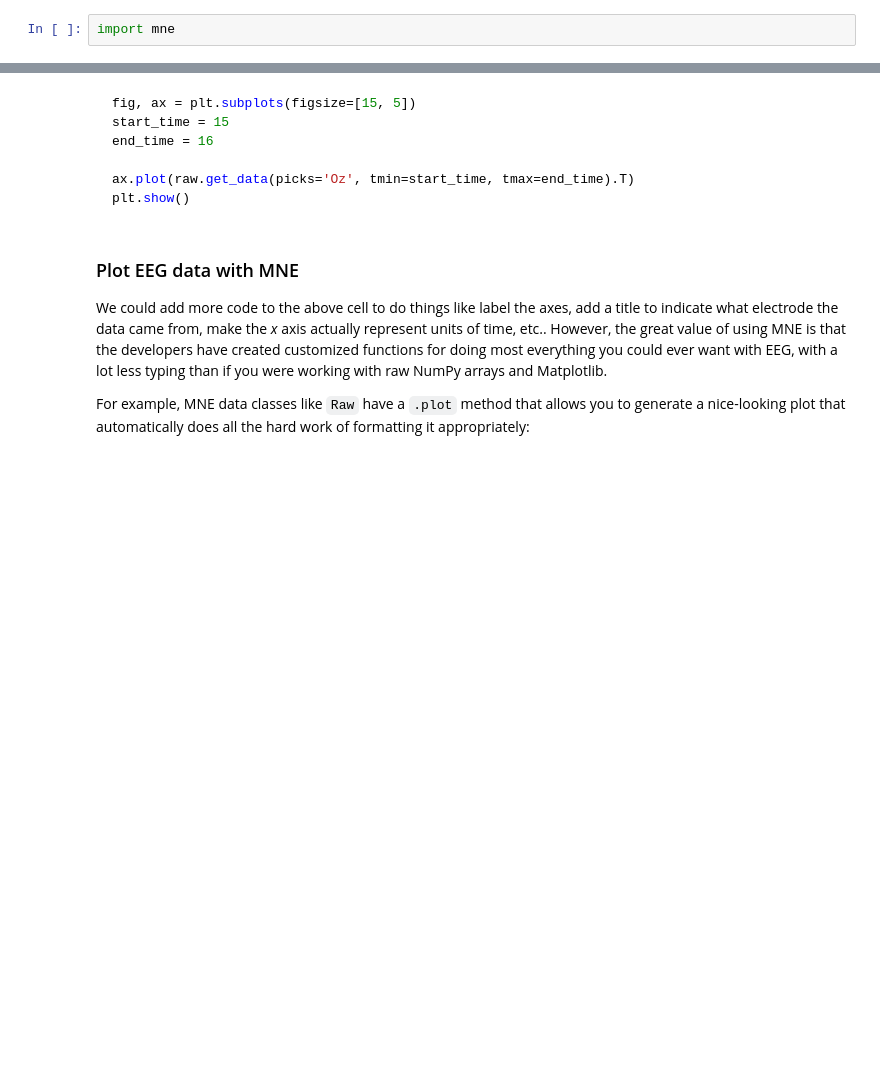
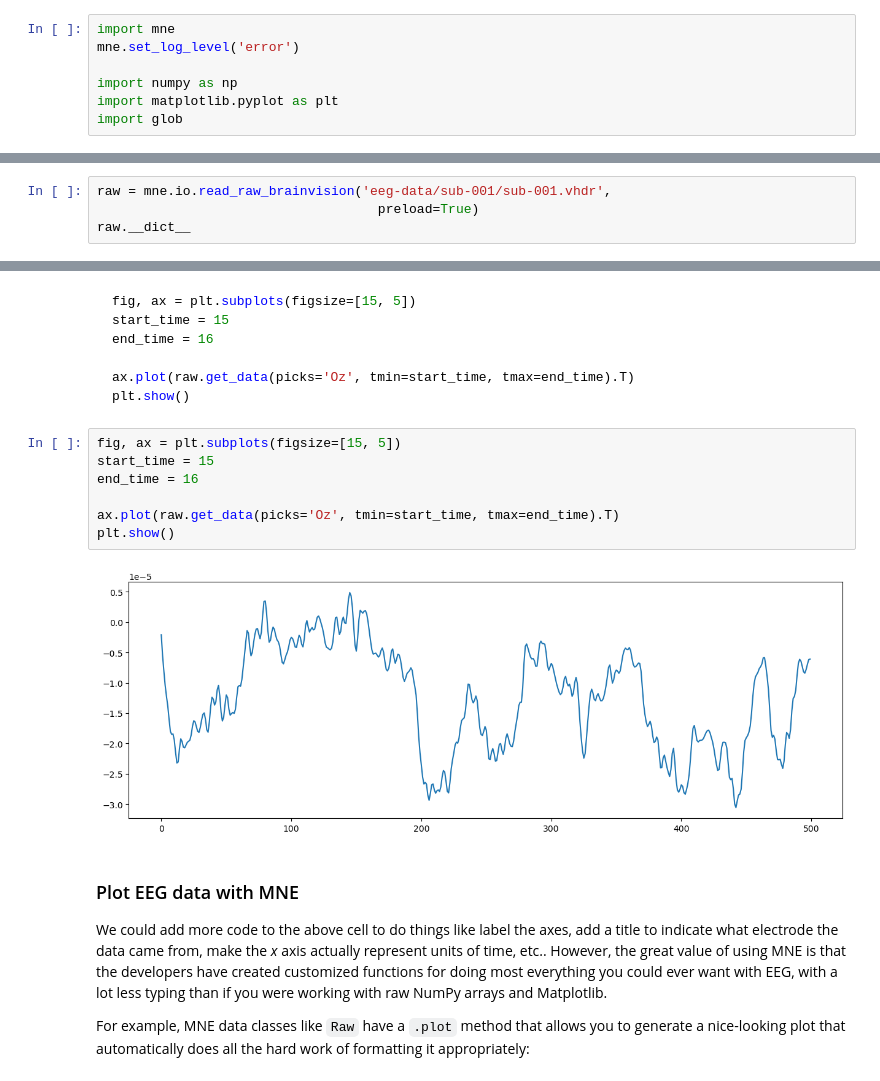
Before and after one commit to stochastic-bean/NDSCH7-Working-with-EEG-data, a Jupyter notebook: 1 - mne_data.ipynb, the cells around one changed output, grey strips where cells are left out. Saved outputs shown, nothing was run; the diff lists cells and outputs as text; blank space fills up the shorter version.

Commit message:
Completed mne_data

```diff
--- a/1 - mne_data.ipynb
+++ b/1 - mne_data.ipynb
@@ -26,3 +26,8 @@ import glob
 ~~~
 # %%
 import mne
+mne.set_log_level('error')
+
+import numpy as np
+import matplotlib.pyplot as plt
+import glob
@@ -112,3 +164,7 @@ raw = mne.io.read_raw_brainvision('data/N400_dataset_04.vhdr',
                                     preload=True)
 raw.__dict__
 ~~~
+# %%
+raw = mne.io.read_raw_brainvision('eeg-data/sub-001/sub-001.vhdr',
+                                    preload=True)
+raw.__dict__
@@ -183,6 +327,15 @@ end_time = 16
 ax.plot(raw.get_data(picks='Oz', tmin=start_time, tmax=end_time).T)
 plt.show()
 ~~~
+# %%
+fig, ax = plt.subplots(figsize=[15, 5])
+start_time = 15
+end_time = 16
+
+ax.plot(raw.get_data(picks='Oz', tmin=start_time, tmax=end_time).T)
+plt.show()
+# %% [output]
+[figure, added]
 # %% [markdown]
 ### Plot EEG data with MNE
 
```
Also changed, not shown: parts of 23 cells of this notebook.
